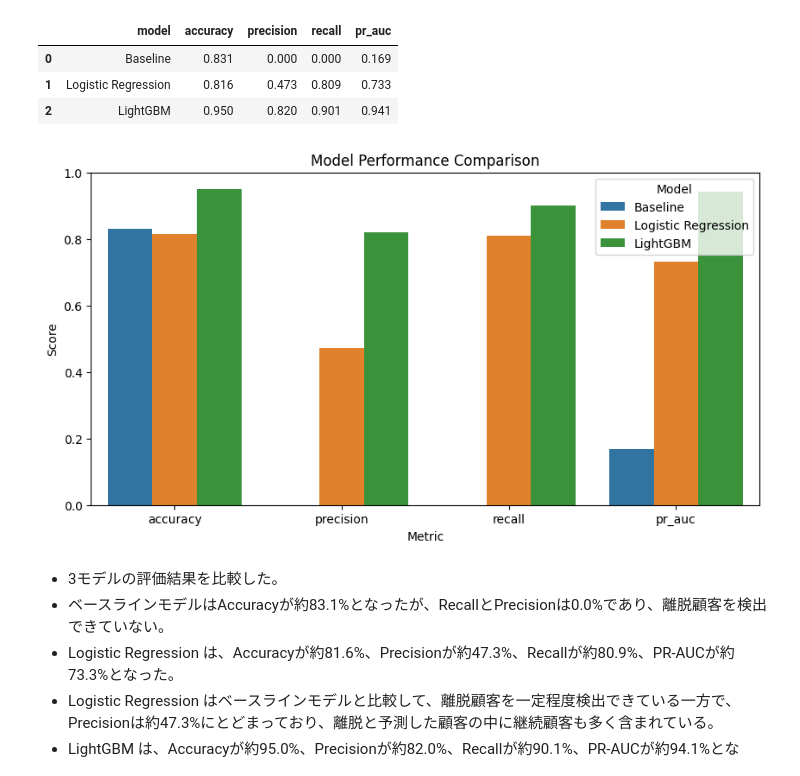
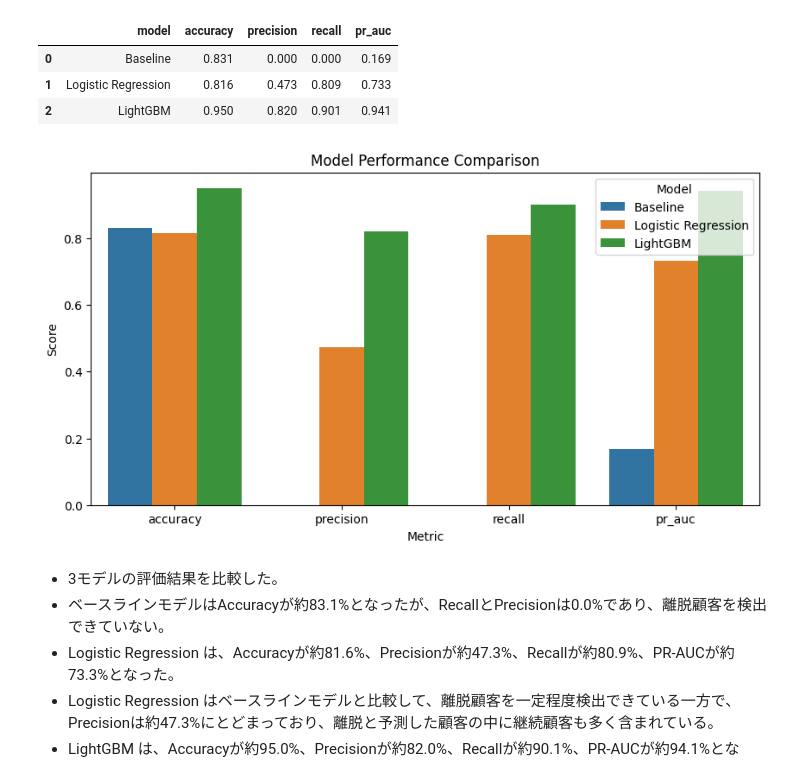
Before and after one commit to toshi039a/customer-churn-prediction, a Jupyter notebook: 離脱予測PF.ipynb, the cells around one changed output. Drawn from its saved outputs; the diff is of its cells as text; code cells hidden in the pictures.

```diff
--- a/離脱予測PF.ipynb
+++ b/離脱予測PF.ipynb
@@ -1173,22 +1146,21 @@ model_results.round(3)
 # %%
 # モデルごとの評価指標を可視化
 model_results_melted = model_results.melt(
     id_vars='model',
     value_vars=['accuracy', 'precision', 'recall', 'pr_auc'],
     var_name='metric',
     value_name='score'
 )
 
 plt.figure(figsize=(10, 5))
 sns.barplot(data=model_results_melted, x='metric', y='score', hue='model')
 plt.title('Model Performance Comparison')
 plt.xlabel('Metric')
 plt.ylabel('Score')
-plt.ylim(0, 1)
 plt.legend(title='Model')
 plt.show()
 # %% [output]
-[figure, old version]
+[figure, new version]
 # %% [markdown]
 - 3モデルの評価結果を比較した。
 - ベースラインモデルはAccuracyが約83.1%となったが、RecallとPrecisionは0.0%であり、離脱顧客を検出できていない。
```
Also changed, not shown: parts of 41 cells of this notebook.
